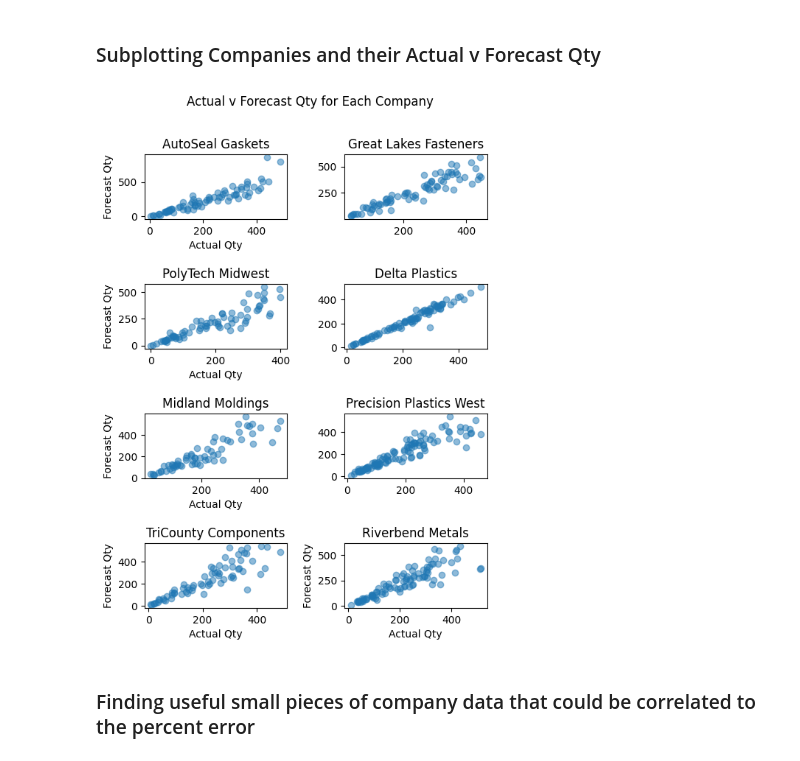
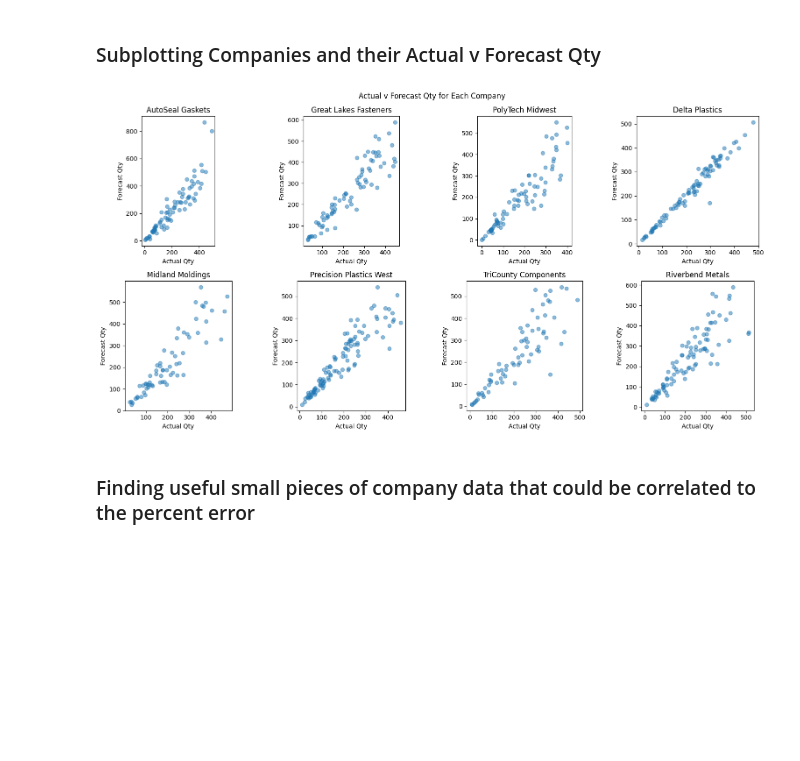
Before and after one commit to Burkey3072/MSUDatathon, a Jupyter notebook: forecast_model_limits_justin.ipynb, the cells around one changed output. Cells and saved outputs as stored; diff of their text form; code cells hidden in the pictures; blank space fills up the shorter version.

Commit message:
Changed the subplots to better fit as an image

```diff
--- a/forecast_model_limits_justin.ipynb
+++ b/forecast_model_limits_justin.ipynb
@@ -87,52 +87,57 @@ sns.scatterplot(data=orders,
 # %% [markdown]
 ### Subplotting Companies and their Actual v Forecast Qty
 # %%
-fig, axs = plt.subplots(nrows=4, ncols=2, figsize=(6, 8))
+fig, axs = plt.subplots(nrows=2, ncols=4, figsize=(16, 8))
 fig.suptitle('Actual v Forecast Qty for Each Company')
 
 axs[0, 0].scatter((orders[orders['company_name'] == 'AutoSeal Gaskets']['actual_qty']), (orders[orders['company_name'] == 'AutoSeal Gaskets']['forecast_qty']), alpha=0.5)
 axs[0, 0].set_title('AutoSeal Gaskets')
 axs[0, 0].set_xlabel('Actual Qty')
 axs[0, 0].set_ylabel('Forecast Qty')
 
 axs[0, 1].scatter((orders[orders['company_name'] == 'Great Lakes Fasteners']['actual_qty']), (orders[orders['company_name'] == 'Great Lakes Fasteners']['forecast_qty']), alpha=0.5)
 axs[0, 1].set_title('Great Lakes Fasteners')
-axs[0, 0].set_xlabel('Actual Qty')
-axs[0, 0].set_ylabel('Forecast Qty')
+axs[0, 1].set_xlabel('Actual Qty')
+axs[0, 1].set_ylabel('Forecast Qty')
 
-axs[1, 0].scatter((orders[orders['company_name'] == 'PolyTech Midwest']['actual_qty']), (orders[orders['company_name'] == 'PolyTech Midwest']['forecast_qty']), alpha=0.5)
-axs[1, 0].set_title('PolyTech Midwest')
+axs[0, 2].scatter((orders[orders['company_name'] == 'PolyTech Midwest']['actual_qty']), (orders[orders['company_name'] == 'PolyTech Midwest']['forecast_qty']), alpha=0.5)
+axs[0, 2].set_title('PolyTech Midwest')
+axs[0, 2].set_xlabel('Actual Qty')
+axs[0, 2].set_ylabel('Forecast Qty')
+
+axs[0, 3].scatter((orders[orders['company_name'] == 'Delta Plastics']['actual_qty']), (orders[orders['company_name'] == 'Delta Plastics']['forecast_qty']), alpha=0.5)
+axs[0, 3].set_title('Delta Plastics')
+axs[0, 3].set_xlabel('Actual Qty')
+axs[0, 3].set_ylabel('Forecast Qty')
+
+axs[1, 0].scatter((orders[orders['company_name'] == 'Midland Moldings']['actual_qty']), (orders[orders['company_name'] == 'Midland Moldings']['forecast_qty']), alpha=0.5)
+axs[1, 0].set_title('Midland Moldings')
 axs[1, 0].set_xlabel('Actual Qty')
 axs[1, 0].set_ylabel('Forecast Qty')
 
-axs[1, 1].scatter((orders[orders['company_name'] == 'Delta Plastics']['actual_qty']), (orders[orders['company_name'] == 'Delta Plastics']['forecast_qty']), alpha=0.5)
-axs[1, 1].set_title('Delta Plastics')
-axs[1, 0].set_xlabel('Actual Qty')
-axs[1, 0].set_ylabel('Forecast Qty')
+axs[1, 1].scatter((orders[orders['company_name'] == 'Precision Plastics West']['actual_qty']), (orders[orders['company_name'] == 'Precision Plastics West']['forecast_qty']), alpha=0.5)
+axs[1, 1].set_title('Precision Plastics West')
+axs[1, 1].set_xlabel('Actual Qty')
+axs[1, 1].set_ylabel('Forecast Qty')
 
-axs[2, 0].scatter((orders[orders['company_name'] == 'Midland Moldings']['actual_qty']), (orders[orders['company_name'] == 'Midland Moldings']['forecast_qty']), alpha=0.5)
-axs[2, 0].set_title('Midland Moldings')
-axs[2, 0].set_xlabel('Actual Qty')
-axs[2, 0].set_ylabel('Forecast Qty')
+axs[1, 2].scatter((orders[orders['company_name'] == 'TriCounty Components']['actual_qty']), (orders[orders['company_name'] == 'TriCounty Components']['forecast_qty']), alpha=0.5)
+axs[1, 2].set_title('TriCounty Components')
+axs[1, 2].set_xlabel('Actual Qty')
+axs[1, 2].set_ylabel('Forecast Qty')
 
-axs[2, 1].scatter((orders[orders['company_name'] == 'Precision Plastics West']['actual_qty']), (orders[orders['company_name'] == 'Precision Plastics West']['forecast_qty']), alpha=0.5)
-axs[2, 1].set_title('Precision Plastics West')
-axs[2, 0].set_xlabel('Actual Qty')
-axs[2, 0].set_ylabel('Forecast Qty')
+axs[1, 3].scatter((orders[orders['company_name'] == 'Riverbend Metals']['actual_qty']), (orders[orders['company_name'] == 'Riverbend Metals']['forecast_qty']), alpha=0.5)
+axs[1, 3].set_title('Riverbend Metals')
+axs[1, 3].set_xlabel('Actual Qty')
+axs[1, 3].set_ylabel('Forecast Qty')
 
-axs[3, 0].scatter((orders[orders['company_name'] == 'TriCounty Components']['actual_qty']), (orders[orders['company_name'] == 'TriCounty Components']['forecast_qty']), alpha=0.5)
-axs[3, 0].set_title('TriCounty Components')
-axs[3, 0].set_xlabel('Actual Qty')
-axs[3, 0].set_ylabel('Forecast Qty')
+for ax_row in axs:
+    for ax in ax_row:
+        ax.set_aspect('equal', adjustable='box')
 
-axs[3, 1].scatter((orders[orders['company_name'] == 'Riverbend Metals']['actual_qty']), (orders[orders['company_name'] == 'Riverbend Metals']['forecast_qty']), alpha=0.5)
-axs[3, 1].set_title('Riverbend Metals')
-axs[3, 1].set_xlabel('Actual Qty')
-axs[3, 1].set_ylabel('Forecast Qty')
-
-plt.subplots_adjust(wspace=0.4, hspace=1.0)
+plt.tight_layout()
+plt.show()
 # %% [output]
-[figure, old version]
+[figure, new version]
 # %% [markdown]
 ### Finding useful small pieces  of company data that could be correlated to the percent error
 # %%
```
Also changed, not shown: parts of 1 cell of this notebook.
